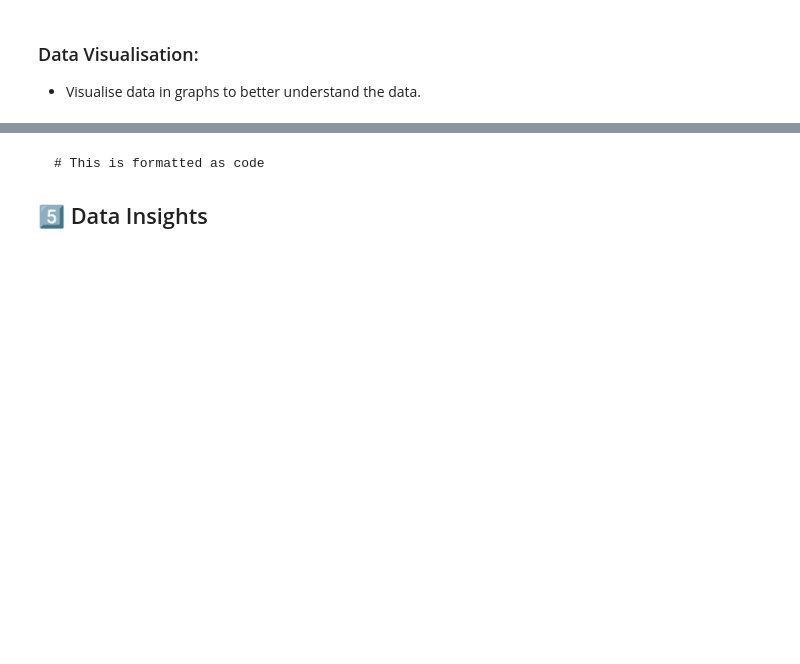
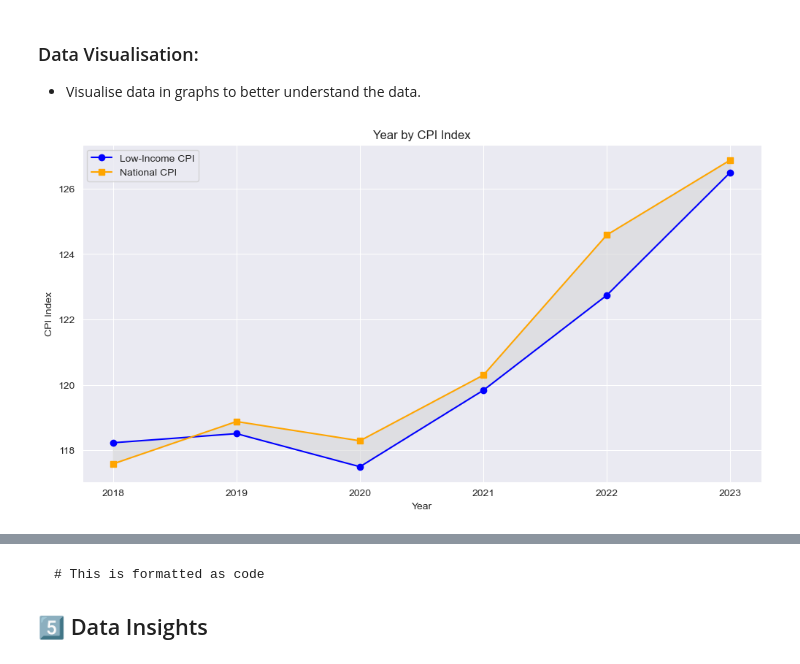
Before and after one commit to faizzmi/capstone-project-kyouth, a Jupyter notebook: main.ipynb, the cells around one changed output, grey strips where cells are left out. Saved outputs shown, nothing was run; the diff lists cells and outputs as text; code cells hidden in the pictures; blank space fills up the shorter version.

```diff
--- a/main.ipynb
+++ b/main.ipynb
@@ -391,10 +435,11 @@ print(MCOICOP_manipulated[['digits', 'division', 'category']].head(20))
 # %%
 # 5. Range checks
-statelevel_cpi_manipulated = statelevel_cpi_manipulated[statelevel_cpi_manipulated["inflation_yoy"].between(-20, 20)]
+inflation_cpi_manipulated = inflation_cpi_manipulated[inflation_cpi_manipulated["inflation_yoy"].between(-20, 20)]
 lowincome_cpi_manipulated = lowincome_cpi_manipulated[lowincome_cpi_manipulated["index"].between(50, 200)]
+national_cpi_manipulated = national_cpi_manipulated[national_cpi_manipulated["index"].between(50, 200)]
 
 # Verify
-print("Inflation range after filtering:")
-print("State-level:", statelevel_cpi_manipulated["inflation_yoy"].min(), statelevel_cpi_manipulated["inflation_yoy"].max())
-print("Low-income:", lowincome_cpi_manipulated["index"].min(), lowincome_cpi_manipulated["index"].max())
+print("Inflation:", inflation_cpi_manipulated["inflation_yoy"].min(), inflation_cpi_manipulated["inflation_yoy"].max())
+print("National CPI:", national_cpi_manipulated["index"].min(), national_cpi_manipulated["index"].max())
+print("Low-income CPI:", lowincome_cpi_manipulated["index"].min(), lowincome_cpi_manipulated["index"].max())
 # %% [output]
@@ -515,0 +625,7 @@ Merged state CPI + MCOICOP:
+# %%
+# 2. filter
+# fix date for cpi comparison
+cpi_compare_filtered = cpi_compare[(cpi_compare['date'] >= '2018-01-01') & (cpi_compare['date'] <= '2023-12-31')]
+# Handling Missing Data
+cpi_compare_filtered = cpi_compare_filtered.dropna(subset=['index_lowincome','index_national'])
+cpi_compare_filtered.head()
@@ -515,0 +679,11 @@ Merged state CPI + MCOICOP:
+# %%
+# aggregation
+# Add year column
+cpi_compare_filtered['year'] = cpi_compare_filtered['date'].dt.year
+
+# Yearly average CPI per category
+cpi_yearly = cpi_compare_filtered.groupby('year')[['index_lowincome','index_national']].mean().reset_index()
+
+# Calculate gap
+cpi_yearly['gap'] = cpi_yearly['index_lowincome'] - cpi_yearly['index_national']
+cpi_yearly.head()
@@ -516,3 +734,19 @@ Merged state CPI + MCOICOP:
 # %% [markdown]
 ### Data Visualisation:
 - Visualise data in graphs to better understand the data.
+# %%
+# obj1: Compare Low-Income CPI vs National CPI
+
+plt.figure(figsize=(12,6))
+plt.fill_between(cpi_yearly['year'], cpi_yearly['index_lowincome'], cpi_yearly['index_national'], color='lightgray', alpha=0.5)
+
+plt.plot(cpi_yearly['year'], cpi_yearly['index_lowincome'], color='blue', label='Low-Income CPI', marker='o')
+plt.plot(cpi_yearly['year'], cpi_yearly['index_national'], color='orange', label='National CPI', marker='s')
+
+plt.title("Year by CPI Index")
+plt.xlabel("Year")
+plt.ylabel("CPI Index")
+plt.legend()
+plt.show()
+# %% [output]
+[figure, added]
```
Also changed, not shown: parts of 26 cells of this notebook, 3 other files.
